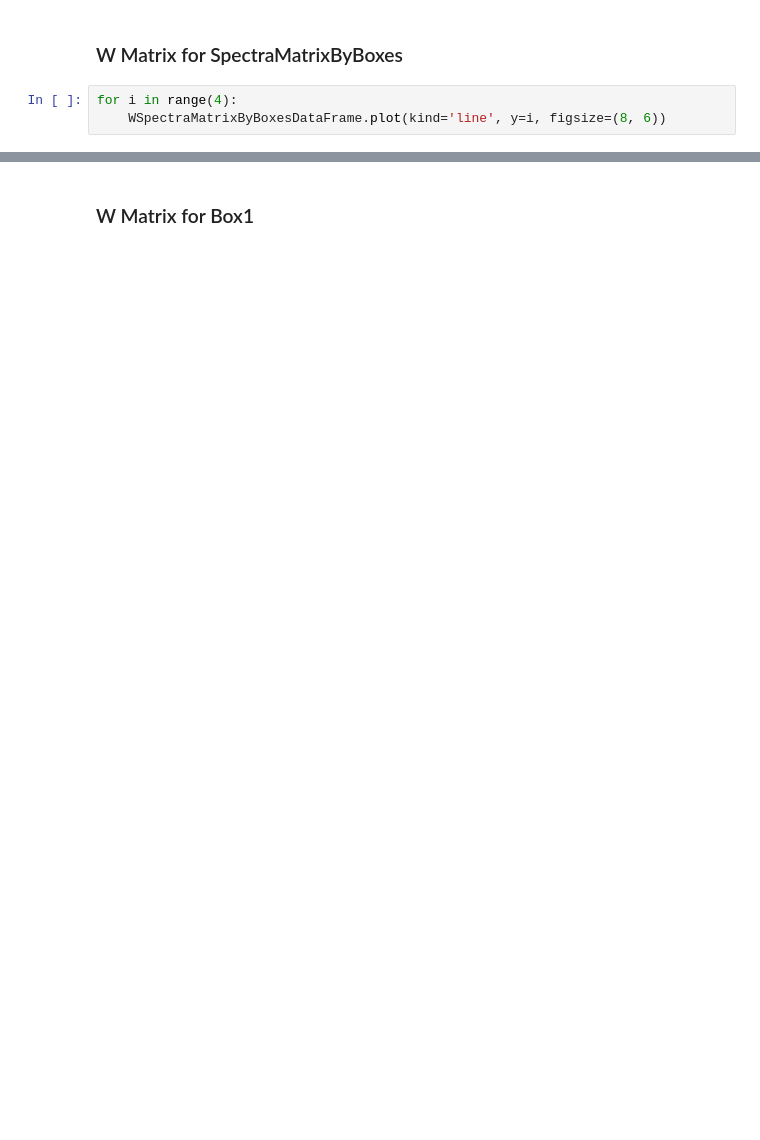
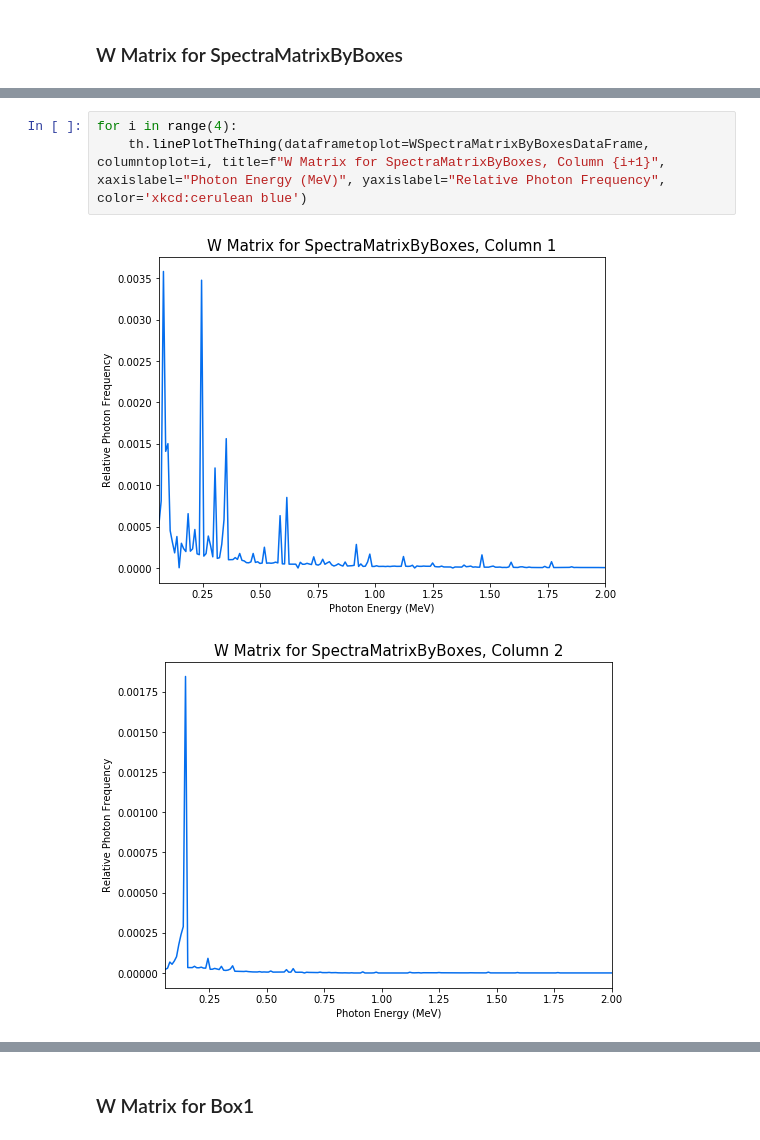
Before and after one commit to Dithizone/Math398-Project, a Jupyter notebook: PerformingNMF.ipynb, the cells around one changed output, grey strips where cells are left out. Drawn from its saved outputs; the diff is of its cells as text; blank space fills up the shorter version.

```diff
--- a/PerformingNMF.ipynb
+++ b/PerformingNMF.ipynb
@@ -109,5 +109,2 @@ for i in range(4):
 # %% [markdown]
 ### W Matrix for SpectraMatrixByBoxes
-# %%
-for i in range(4):
-    WSpectraMatrixByBoxesDataFrame.plot(kind='line', y=i, figsize=(8, 6))
@@ -118,0 +111,6 @@ for i in range(4):
+# %%
+for i in range(4):
+    th.linePlotTheThing(dataframetoplot=WSpectraMatrixByBoxesDataFrame, columntoplot=i, title=f"W Matrix for SpectraMatrixByBoxes, Column {i+1}", xaxislabel="Photon Energy (MeV)", yaxislabel="Relative Photon Frequency", color='xkcd:cerulean blue')
+# %% [output]
+[figure, added]
+[figure, added]
```
Also changed, not shown: parts of 14 cells of this notebook, 42 other files.
